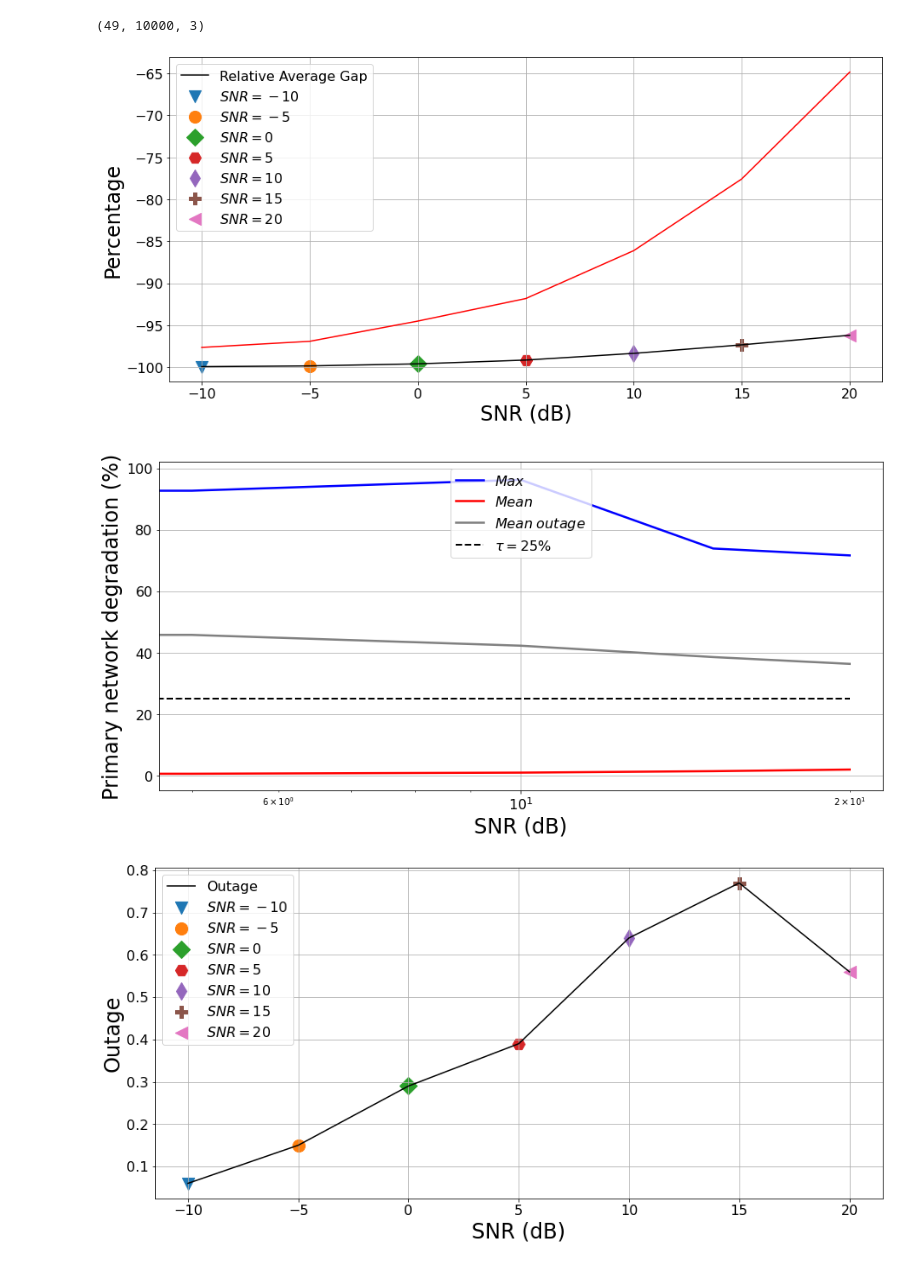
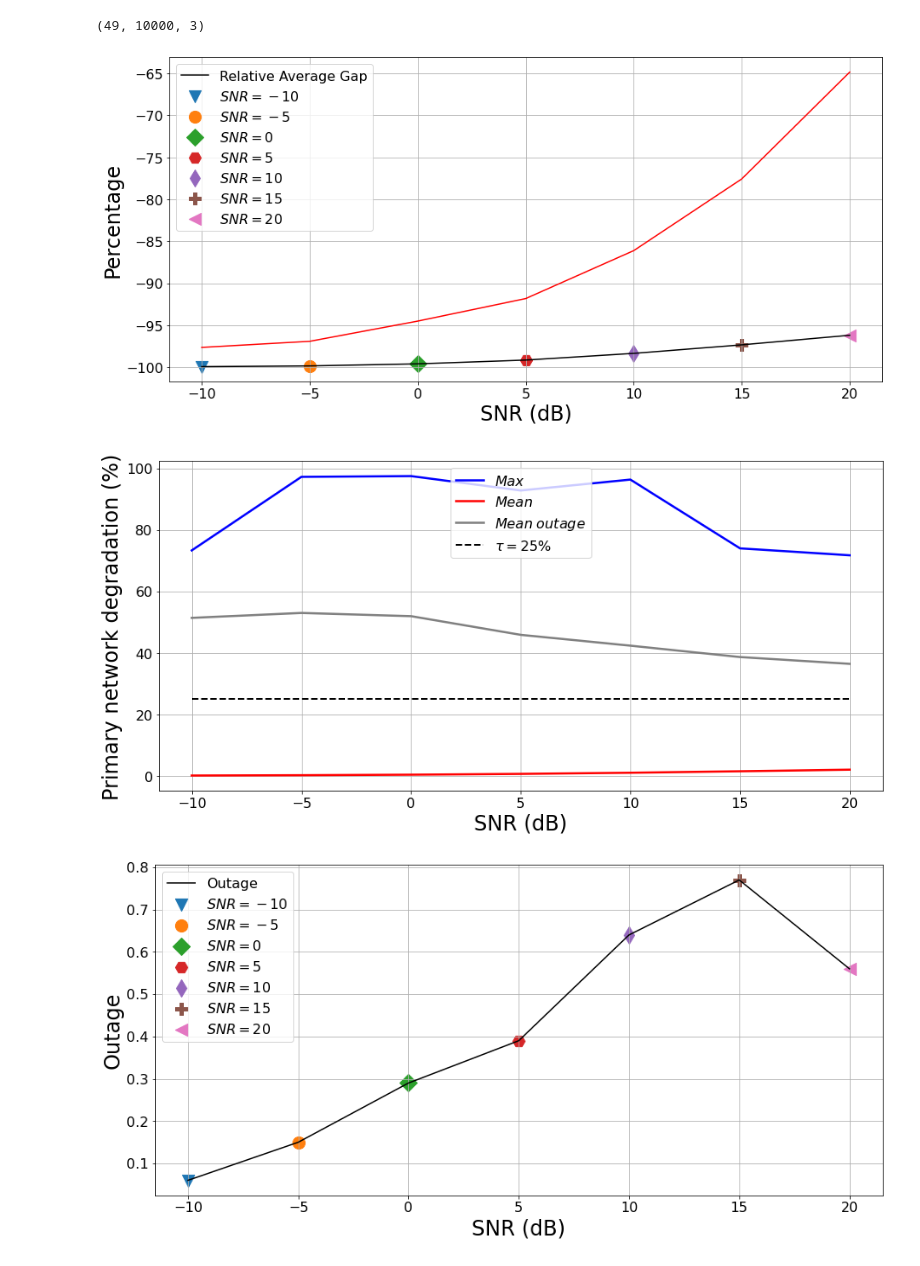
Before and after one commit to yacine074/Robustness_SPAWC22, a Jupyter notebook: Imperfect CSI.ipynb, the cells around one changed output. Saved outputs shown, nothing was run; the diff lists cells and outputs as text; code cells hidden in the pictures.

```diff
--- a/Imperfect CSI.ipynb
+++ b/Imperfect CSI.ipynb
@@ -591,7 +591,7 @@ def plot_ARPD(mean_ARPD, maximum_ARPD, mean_outage_ARPD, SNRs_db = [-10, -5, 0,
 
     plt.xlabel('SNR (dB)', fontsize=24)
     plt.ylabel('Primary network degradation (%)', fontsize=24)
-    plt.xscale('log')
+    #plt.xscale('log')
 
     #fig.savefig('Datasetv2/Bruteforce/Dataset_for_BF/PDD.pdf', bbox_inches='tight')
 
@@ -896,31 +896,31 @@ def db_gap_Dnn(acheivable_rate, acheivable_rate_bruteforce, mul):
 # %%
 db_DNN = opportunistic_rate_for_noisy_channels_DNN(dataset, DNN_pred)
 db_benchmark = rate(dataset[:,0], dataset[:,1], dataset[:,2], dataset[:,3], dataset[:,4], dataset[:,5], dataset[:,6], dataset[:,7], np.sqrt(dataset[:,9]), np.sqrt(dataset[:,10]), np.sqrt(dataset[:,11]))
 
 
 #db_gap_DNN = np.array([relative_avreage_gap(db_DNN[0,:,8], db_benchmark[:,8]),\
 #                       relative_avreage_gap(db_DNN[1,:,8], db_benchmark[:,8]),\
 #                       relative_avreage_gap(db_DNN[2,:,8], db_benchmark[:,8]),\
 #                       relative_avreage_gap(db_DNN[3,:,8], db_benchmark[:,8]),\
 #                       relative_avreage_gap(db_DNN[4,:,8], db_benchmark[:,8]),\
 #                       relative_avreage_gap(db_DNN[5,:,8], db_benchmark[:,8]),\
 #                       relative_avreage_gap(db_DNN[6,:,8], db_benchmark[:,8])
 #                       ])
 
 db_gap_DNN = db_gap_Dnn(db_DNN, db_benchmark, [0,1,2,3,4,5,6])
 
 
 plot_CSI_Imperfect_Stats(db_gap_DNN, 'Relative Average Gap', 'SNR (dB)','Percentage')
 plt.plot([-10,-5,0,5,10,15,20], db_gap*100,color="red")# bruteforce
 
 
 Mean_ARPD_DNN, Max_ARPD_DNN, Mean_Outage_ARPD_DNN, Outage_ARPD_DNN = PARD_for_noisy_data_DNN(dataset, DNN_pred)
 
-plot_ARPD(Mean_ARPD_DNN[:7], Max_ARPD_DNN[:7], Mean_Outage_ARPD_DNN[:7])
+plot_ARPD(Mean_ARPD_DNN[0:7], Max_ARPD_DNN[:7], Mean_Outage_ARPD_DNN[:7])
 
 
 plot_CSI_Imperfect_Stats(Outage_ARPD_DNN[:7], 'Outage', 'SNR (dB)','Outage')
 # %% [output]
 [figure]
-[figure, old version]
+[figure, new version]
 [figure]
```
Also changed, not shown: parts of 26 cells of this notebook.
